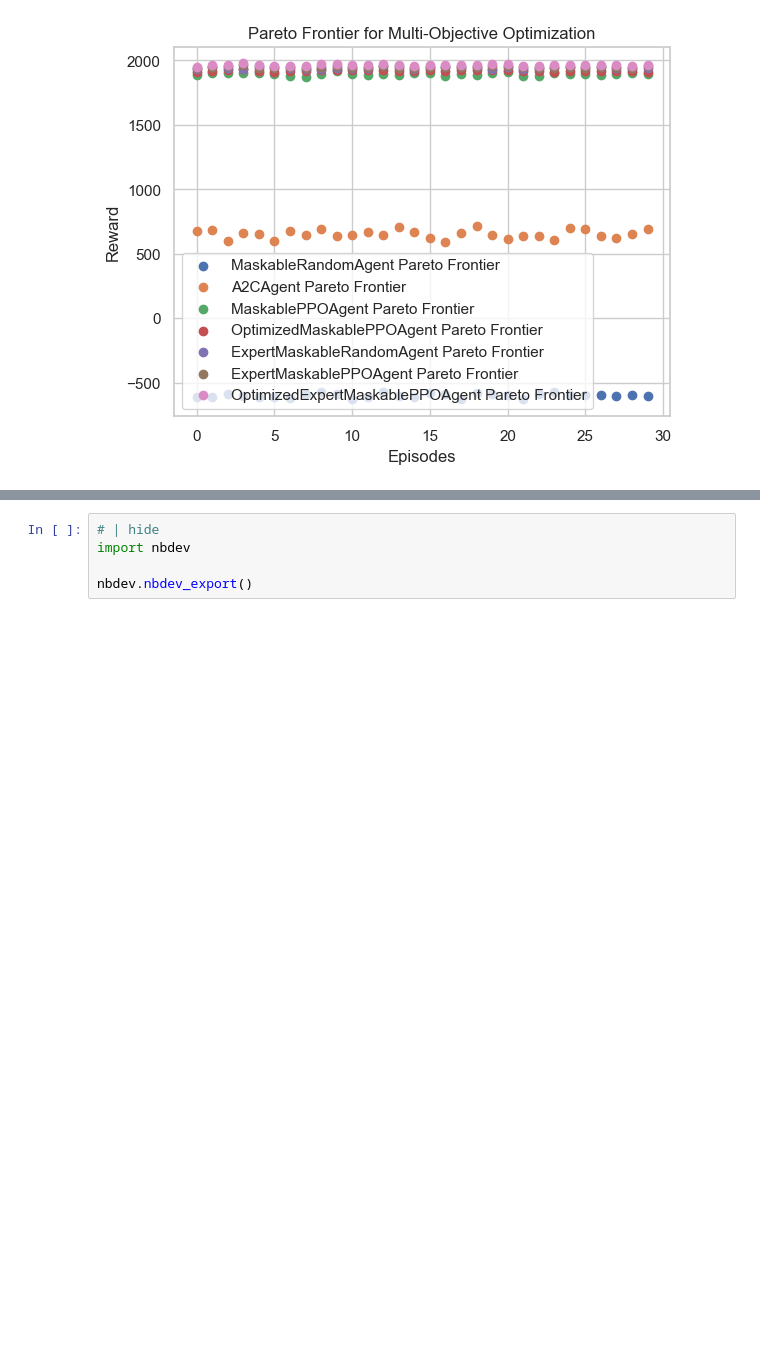
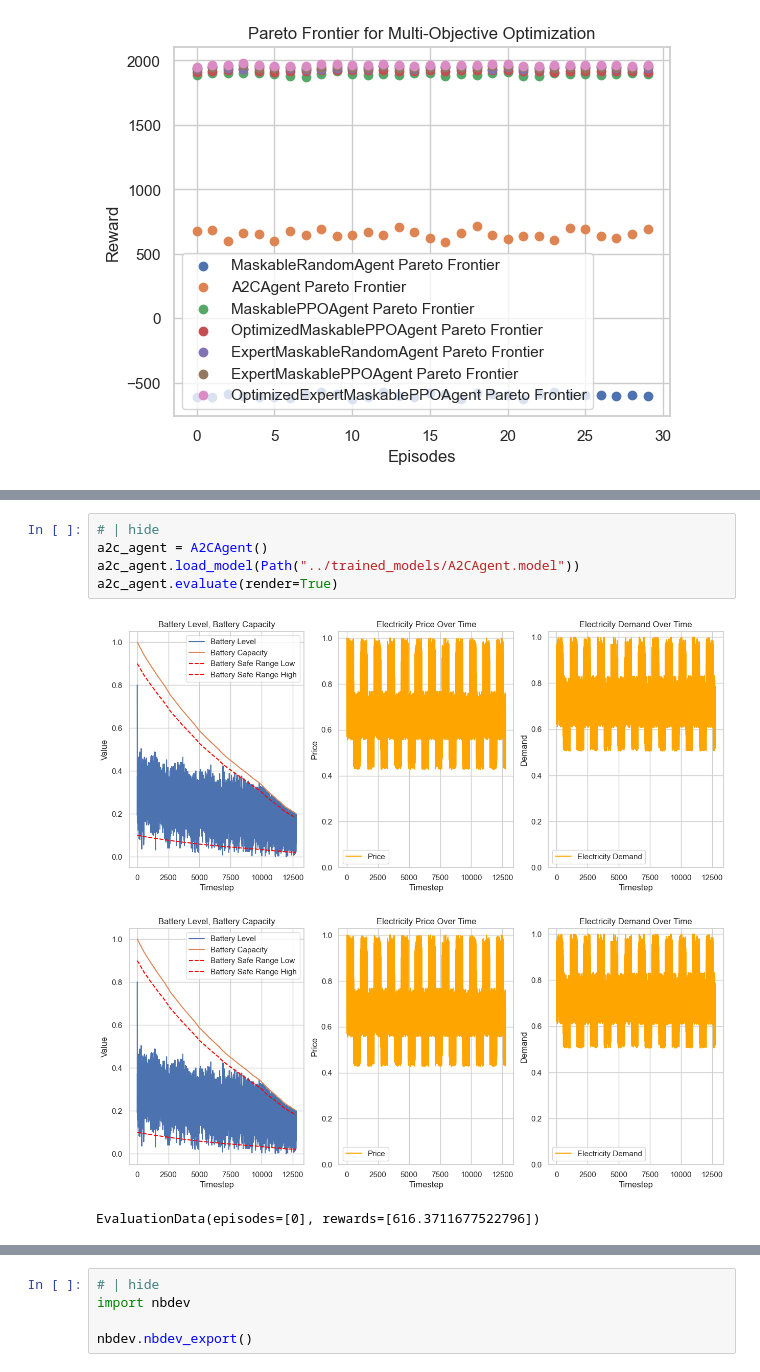
Before and after one commit to techofer/02360018_final_project, a Jupyter notebook: nbs/15_evaluation.ipynb, the cells around one changed output, grey strips where cells are left out. Saved outputs shown, nothing was run; the diff lists cells and outputs as text; blank space fills up the shorter version.

```diff
--- a/nbs/15_evaluation.ipynb
+++ b/nbs/15_evaluation.ipynb
@@ -206,0 +224,9 @@ plot_all_metrics(evaluation_data_per_agent)
+# %%
+# | hide
+a2c_agent = A2CAgent()
+a2c_agent.load_model(Path("../trained_models/A2CAgent.model"))
+a2c_agent.evaluate(render=True)
+# %% [output]
+[figure, added]
+[figure, added]
+EvaluationData(episodes=[0], rewards=[616.3711677522796])
```
Also changed, not shown: parts of 8 cells of this notebook, 3 other files.
